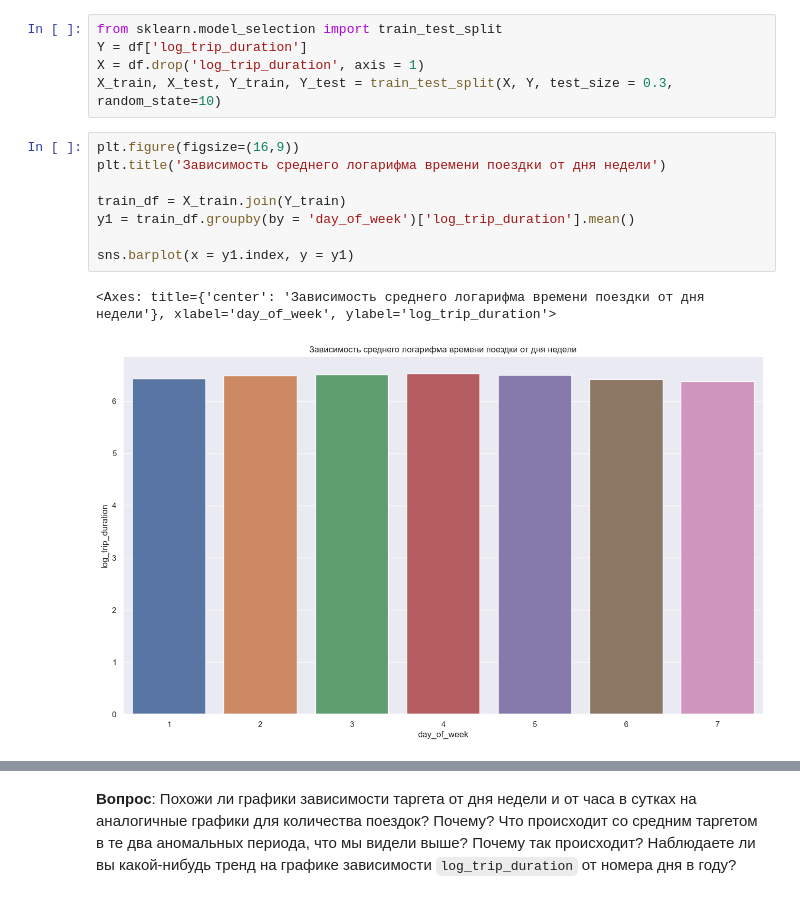
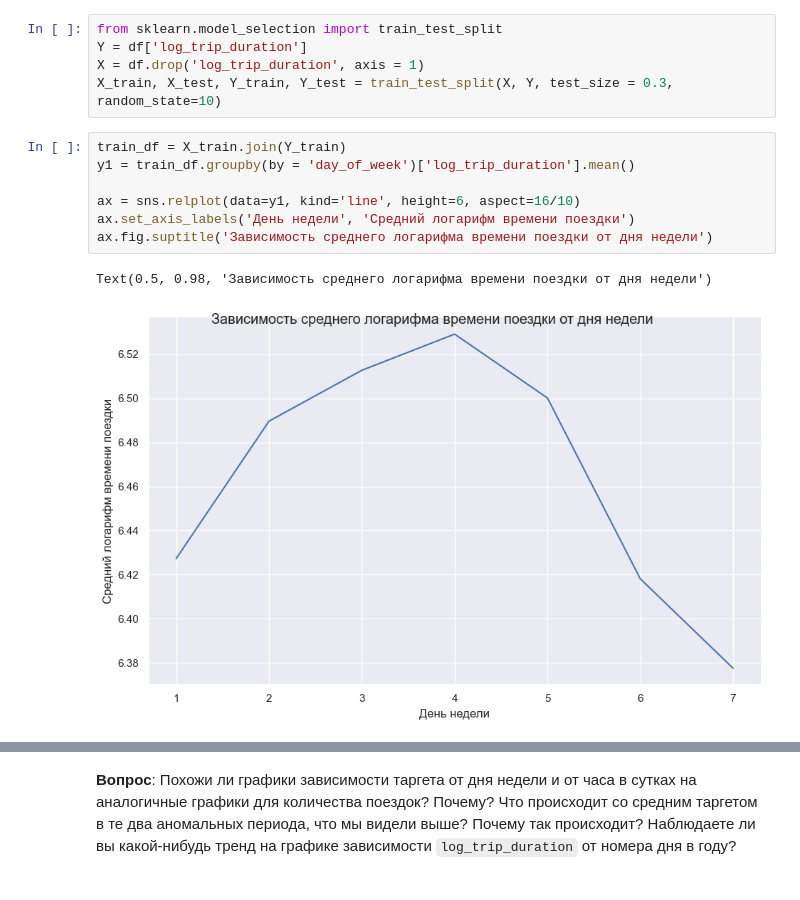
Before and after one commit to diemvs/hse_hw, a Jupyter notebook: ml/hw2/homework-practice-02-linregr.ipynb, the cells around one changed output, grey strips where cells are left out. Saved outputs shown, nothing was run; the diff lists cells and outputs as text.

```diff
--- a/ml/hw2/homework-practice-02-linregr.ipynb
+++ b/ml/hw2/homework-practice-02-linregr.ipynb
@@ -253,17 +266,16 @@ from sklearn.model_selection import train_test_split
 Y = df['log_trip_duration']
 X = df.drop('log_trip_duration', axis = 1)
 X_train, X_test, Y_train, Y_test = train_test_split(X, Y, test_size = 0.3, random_state=10)
-# %%
-plt.figure(figsize=(16,9))
-plt.title('Зависимость среднего логарифма времени поездки от дня недели')
-
-train_df = X_train.join(Y_train)
-y1 = train_df.groupby(by = 'day_of_week')['log_trip_duration'].mean()
-
-sns.barplot(x = y1.index, y = y1)
-# %% [output]
-<Axes: title={'center': 'Зависимость среднего логарифма времени поездки от дня недели'}, xlabel='day_of_week', ylabel='log_trip_duration'>
-[figure, removed]
+# %%
+train_df = X_train.join(Y_train)
+y1 = train_df.groupby(by = 'day_of_week')['log_trip_duration'].mean()
+
+ax = sns.relplot(data=y1, kind='line', height=6, aspect=16/10)
+ax.set_axis_labels('День недели', 'Средний логарифм времени поездки')
+ax.fig.suptitle('Зависимость среднего логарифма времени поездки от дня недели')
+# %% [output]
+Text(0.5, 0.98, 'Зависимость среднего логарифма времени поездки от дня недели')
+[figure, added]
 # %%
 train_df.head()
 # %% [output]
```
Also changed, not shown: parts of 16 cells of this notebook.
